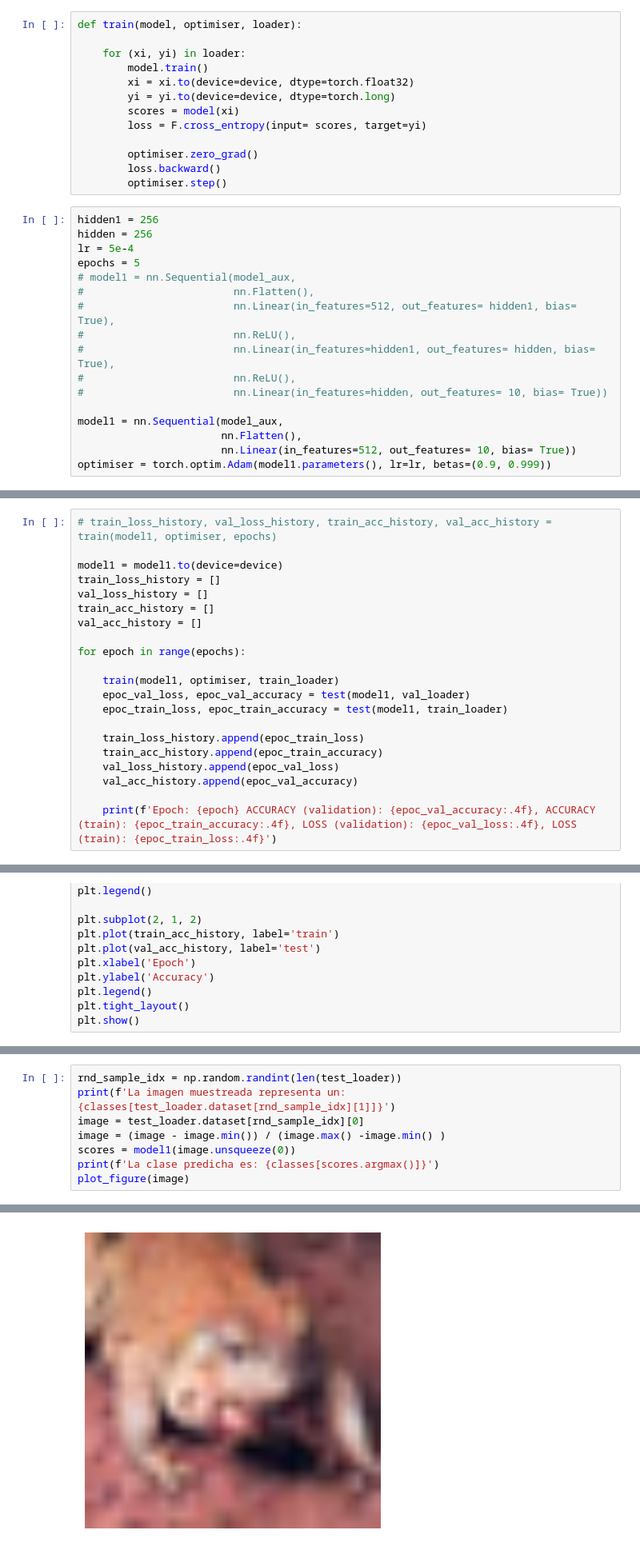
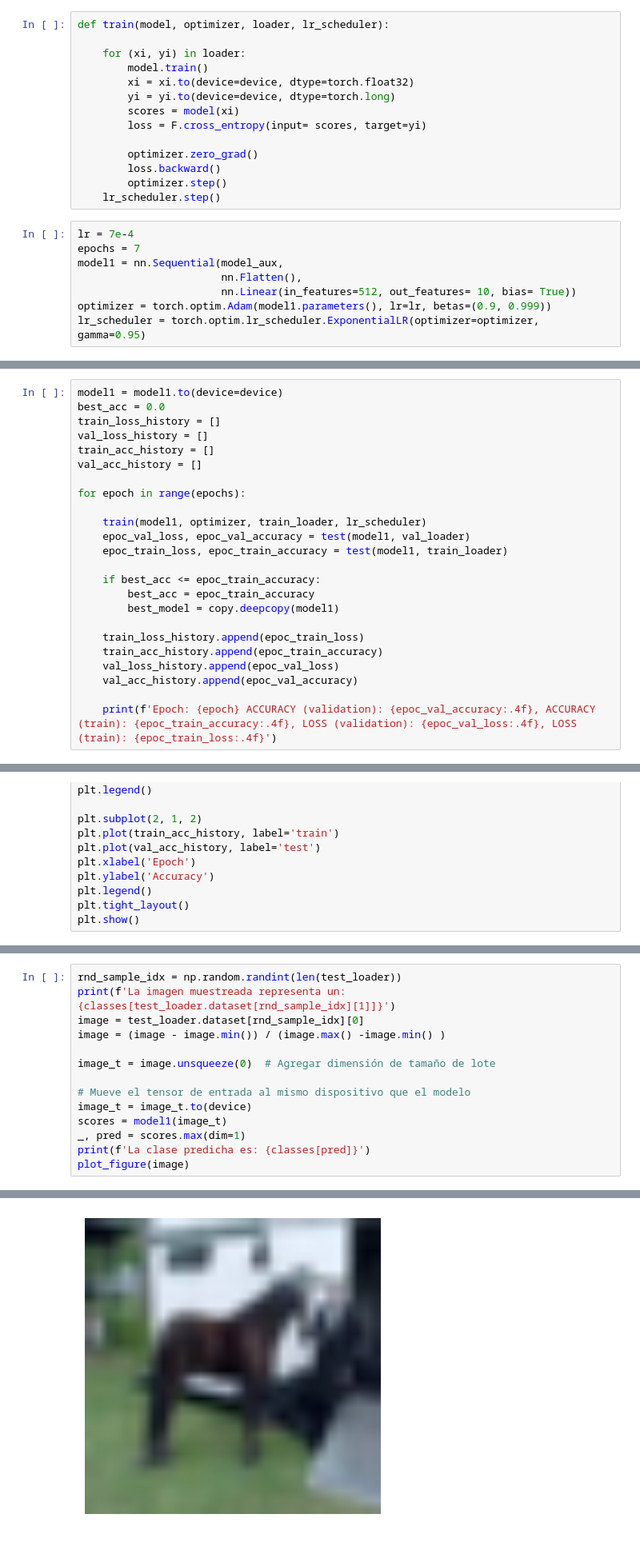
Before and after one commit to jgamero-ibrobotics/trabajo-pic, a Jupyter notebook: TransferLearning.ipynb, the cells around one changed output, grey strips where cells are left out. Shown at 80% size. Drawn from its saved outputs; the diff is of its cells as text.

```diff
--- a/TransferLearning.ipynb
+++ b/TransferLearning.ipynb
@@ -182,7 +183,7 @@ for i, parameter in enumerate(model_aux.parameters()):
 # %% [markdown]
 ### Loop de entrenamiento
 # %%
-def train(model, optimiser, loader):
+def train(model, optimizer, loader, lr_scheduler):
 
     for (xi, yi) in loader:
         model.train()
@@ -191,26 +192,18 @@ def train(model, optimiser, loader):
         scores = model(xi)
         loss = F.cross_entropy(input= scores, target=yi)
 
-        optimiser.zero_grad()
+        optimizer.zero_grad()
         loss.backward()
-        optimiser.step()
+        optimizer.step()
+    lr_scheduler.step()
 # %%
-hidden1 = 256
-hidden = 256
-lr = 5e-4
-epochs = 5
-# model1 = nn.Sequential(model_aux,
-#                        nn.Flatten(),
-#                        nn.Linear(in_features=512, out_features= hidden1, bias= True),
-#                        nn.ReLU(),
-#                        nn.Linear(in_features=hidden1, out_features= hidden, bias= True),
-#                        nn.ReLU(),
-#                        nn.Linear(in_features=hidden, out_features= 10, bias= True))
-
+lr = 7e-4
+epochs = 7
 model1 = nn.Sequential(model_aux,
                        nn.Flatten(),
                        nn.Linear(in_features=512, out_features= 10, bias= True))
-optimiser = torch.optim.Adam(model1.parameters(), lr=lr, betas=(0.9, 0.999))
+optimizer = torch.optim.Adam(model1.parameters(), lr=lr, betas=(0.9, 0.999))
+lr_scheduler = torch.optim.lr_scheduler.ExponentialLR(optimizer=optimizer, gamma=0.95)
 # %%
 model1
 # %%
@@ -240,7 +215,6 @@ FLOPs: 1.82G, params: 11.18M
 # %%
-# train_loss_history, val_loss_history, train_acc_history, val_acc_history = train(model1, optimiser, epochs)
-
 model1 = model1.to(device=device)
+best_acc = 0.0
 train_loss_history = []
 val_loss_history = []
 train_acc_history = []
@@ -248,9 +222,13 @@ val_acc_history = []
 
 for epoch in range(epochs):
 
-    train(model1, optimiser, train_loader)
+    train(model1, optimizer, train_loader, lr_scheduler)
     epoc_val_loss, epoc_val_accuracy = test(model1, val_loader)
     epoc_train_loss, epoc_train_accuracy = test(model1, train_loader)
+
+    if best_acc <= epoc_train_accuracy:
+        best_acc = epoc_train_accuracy
+        best_model = copy.deepcopy(model1)
 
     train_loss_history.append(epoc_train_loss)
     train_acc_history.append(epoc_train_accuracy)
@@ -283,7 +261,13 @@ rnd_sample_idx = np.random.randint(len(test_loader))
 print(f'La imagen muestreada representa un: {classes[test_loader.dataset[rnd_sample_idx][1]]}')
 image = test_loader.dataset[rnd_sample_idx][0]
 image = (image - image.min()) / (image.max() -image.min() )
-scores = model1(image.unsqueeze(0))
-print(f'La clase predicha es: {classes[scores.argmax()]}')
+
+image_t = image.unsqueeze(0)  # Agregar dimensión de tamaño de lote
+
+# Mueve el tensor de entrada al mismo dispositivo que el modelo
+image_t = image_t.to(device)
+scores = model1(image_t)
+_, pred = scores.max(dim=1)
+print(f'La clase predicha es: {classes[pred]}')
 plot_figure(image)
 # %% [output]
@@ -291,2 +275,2 @@ La imagen muestreada representa un: Frog
 La clase predicha es: Frog
-[figure, old version]
+[figure, new version]
```
Also changed, not shown: parts of 5 cells of this notebook.
